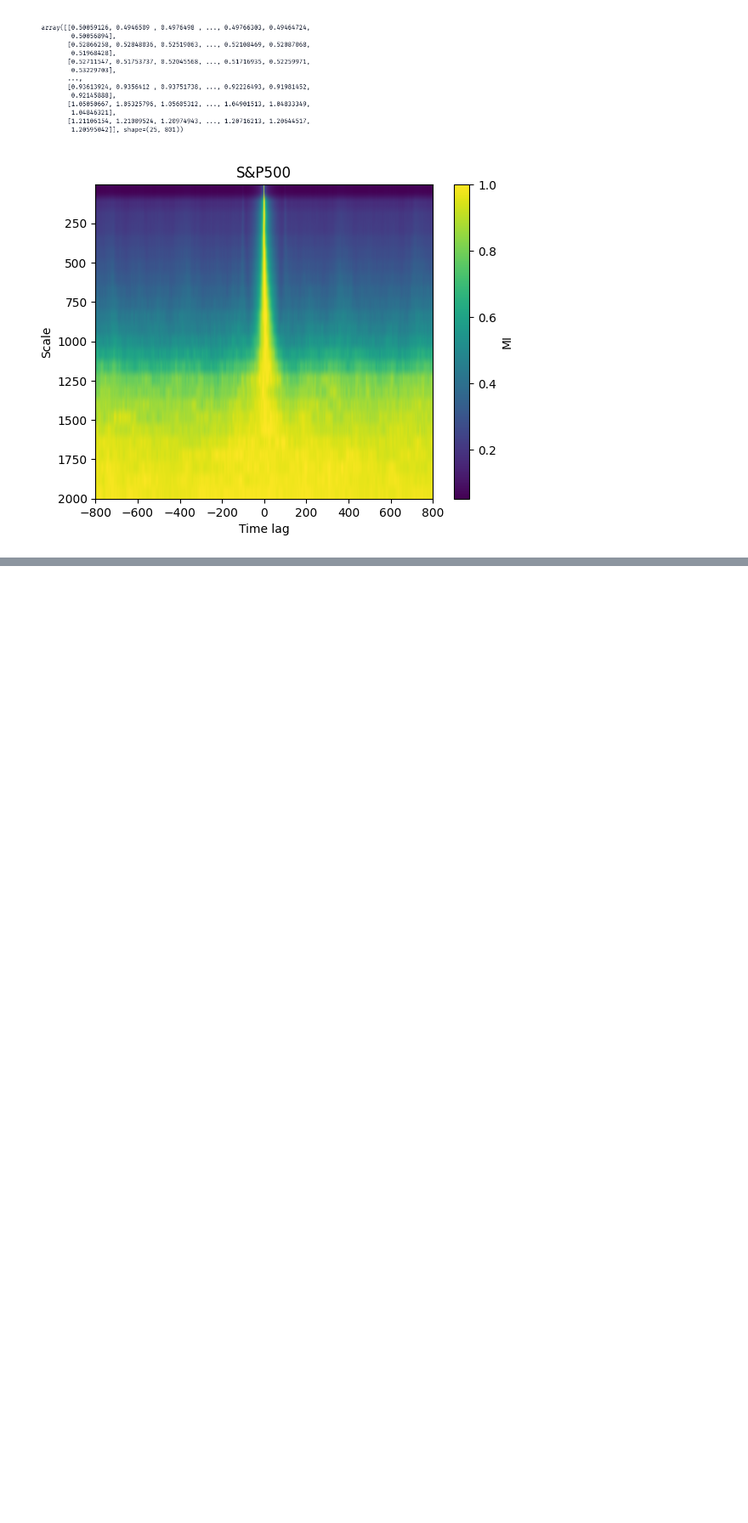
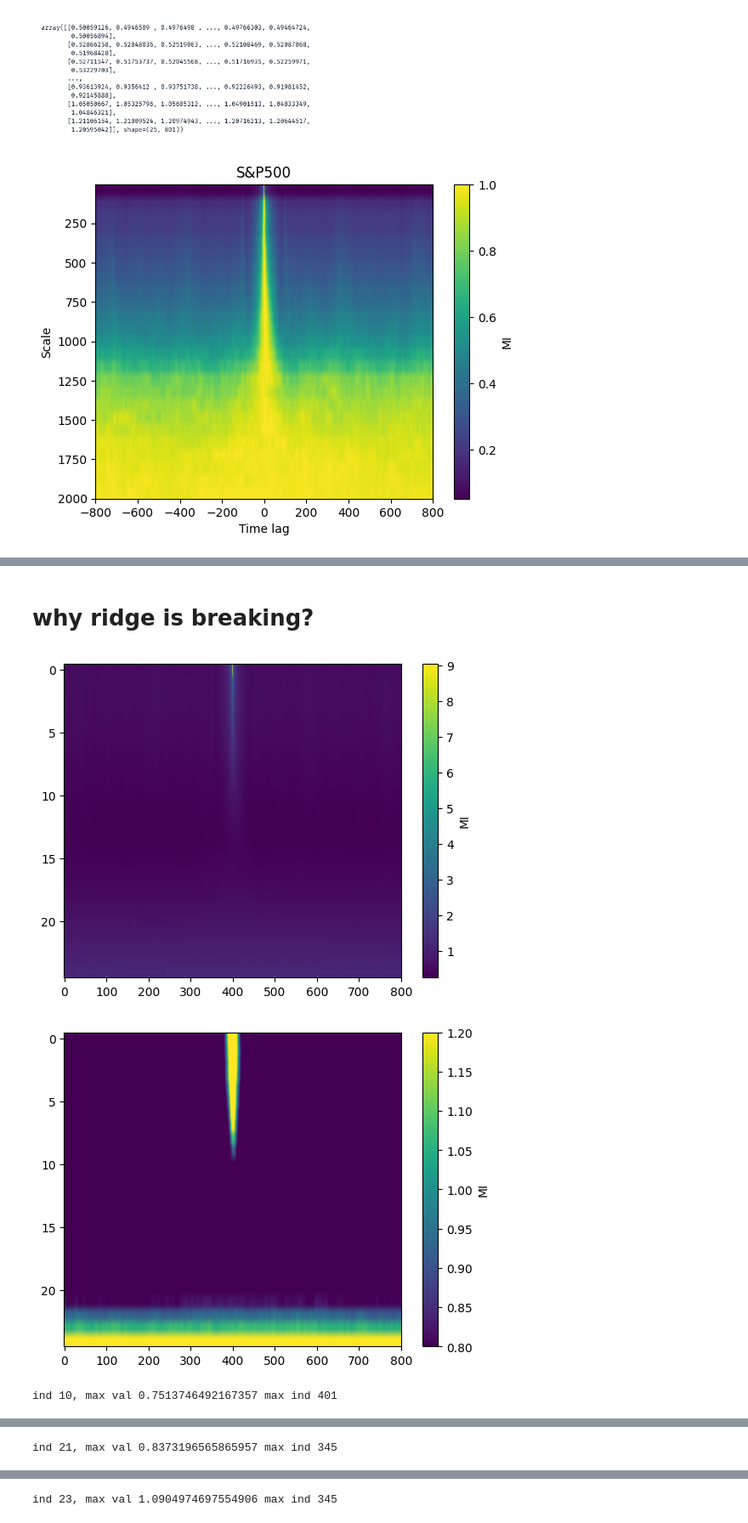
Before and after one commit to filipchudzynski/stock-market-non-gaussianity-analyzer_v2, a Jupyter notebook: __marimo__/MI_map_descriptors.ipynb, the cells around one changed output, grey strips where cells are left out. Shown at 85% size. Cells and saved outputs as stored; diff of their text form; code cells hidden in the pictures; blank space fills up the shorter version.

```diff
--- a/__marimo__/MI_map_descriptors.ipynb
+++ b/__marimo__/MI_map_descriptors.ipynb
@@ -124,0 +139,23 @@ plot_comparison_with_ridges(
+# %% [markdown]
+# why ridge is breaking?
+# %%
+plt.imshow(input_map,aspect='auto')
+plt.colorbar(label="MI")
+plt.show()
+
+plt.imshow(input_map,aspect='auto',vmin=0.8,vmax=1.2)
+plt.colorbar(label="MI")
+plt.show()
+for _i in [10,21,23]:
+    print(f"ind {_i}, max val {np.max(input_map[_i])} max ind {np.argmax(input_map[_i])}")
+    plt.plot(input_map[_i])
+    plt.show()
+
+for _i in range(1,25):
+    plt.plot(input_map[_i])
+plt.yscale('log')
+plt.show()
+# %% [output]
+[figure, added]
+[figure, added]
+ind 10, max val 0.7513746492167357 max ind 401
@@ -124,0 +163 @@ plot_comparison_with_ridges(
+ind 21, max val 0.8373196565865957 max ind 345
@@ -124,0 +165 @@ plot_comparison_with_ridges(
+ind 23, max val 1.0904974697554906 max ind 345
```
Also changed, not shown: parts of 6 cells of this notebook, 1 other file.
